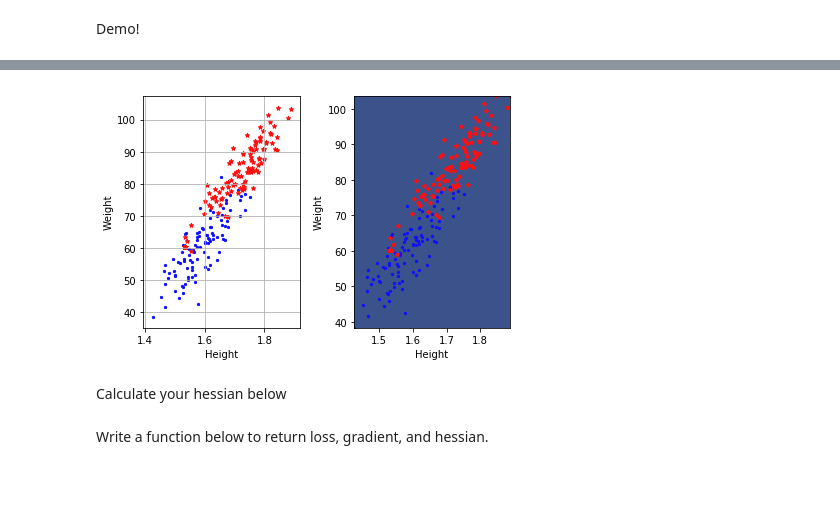
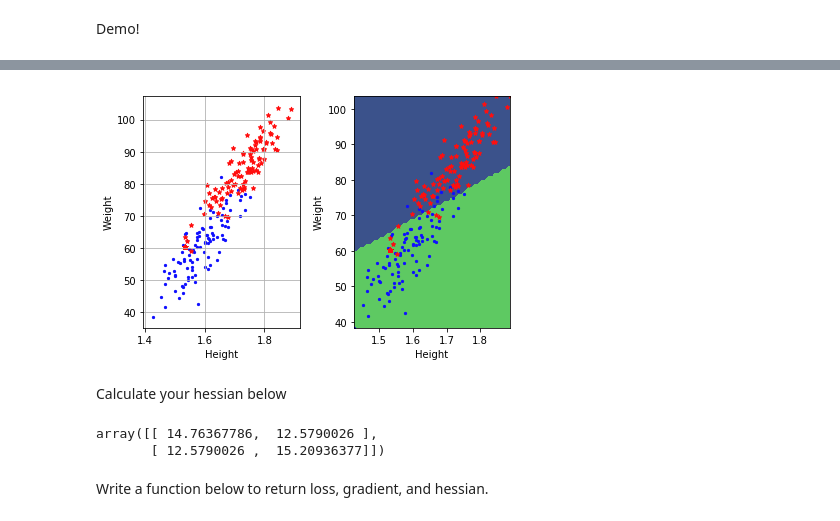
Before and after one commit to MLElec/ML_course, a Jupyter notebook: labs/ex05/template/ex05.ipynb, the cells around one changed output, grey strips where cells are left out. Saved outputs shown, nothing was run; the diff lists cells and outputs as text; code cells hidden in the pictures; blank space fills up the shorter version.

```diff
--- a/labs/ex05/template/ex05.ipynb
+++ b/labs/ex05/template/ex05.ipynb
@@ -50,7 +47,7 @@ Compute your cost by negative log likelihood.
 # %%
 def sigmoid(t):
     """apply sigmoid function on t."""
-    return np.exp(t)/(1+np.exp(t))
+    return 1/(1+np.exp(-t))
 # %%
 def calculate_loss(y, tx, w):
     """compute the cost by negative log likelihood."""
@@ -58,7 +55,7 @@ def calculate_loss(y, tx, w):
 # %%
 def calculate_gradient(y, tx, w):
     """compute the gradient of loss."""
-    return tx.T.dot(sigmoid(tx.dot(w)-y))
+    return tx.T.dot(sigmoid(tx.dot(w))-y)
 # %% [markdown]
 ### Using Gradient Descent
 Implement your function to calculate the gradient for logistic regression.
@@ -69,8 +66,8 @@ def learning_by_gradient_descent(y, tx, w, gamma):
     Return the loss and the updated w.
     """
     grad = calculate_gradient(y, tx, w)
-    w = w-gamma*grad
     loss = calculate_loss(y, tx, w)
+    w -= gamma*grad
     return loss, w
 # %% [markdown]
 Demo!
@@ -93,7 +90,7 @@ def logistic_regression_gradient_descent_demo(y, x):
         # get loss and update w.
         loss, w = learning_by_gradient_descent(y, tx, w, gamma)
         # log info
-        if iter % 100 == 0:
+        if iter % 500 == 0:
             print("Current iteration={i}, loss={l}".format(i=iter, l=loss))
         # converge criterion
         losses.append(loss)
@@ -125,3 +110,3 @@ loss=932.6711880251157
-[figure, old version]
+[figure, new version]
 # %% [markdown]
 Calculate your hessian below
@@ -136,3 +113,15 @@ def calculate_hessian(y, tx, w):
+# %%
+def calculate_hessian(y, tx, w):
+    """return the hessian of the loss function."""
+    s = sigmoid(tx.dot(w)) * (1 - sigmoid(tx.dot(w)))
+    S = np.zeros((s.shape[0], s.shape[0]))
+    np.fill_diagonal(S, s)
+    return tx.T.dot(S).dot(tx)
+
+calculate_hessian(y,x, np.ones((x.shape[1], 1)))
+# %% [output]
+array([[ 14.76367786,  12.5790026 ],
+       [ 12.5790026 ,  15.20936377]])
 # %% [markdown]
 Write a function below to return loss, gradient, and hessian.
 # %%
```
Also changed, not shown: parts of 4 cells of this notebook.
